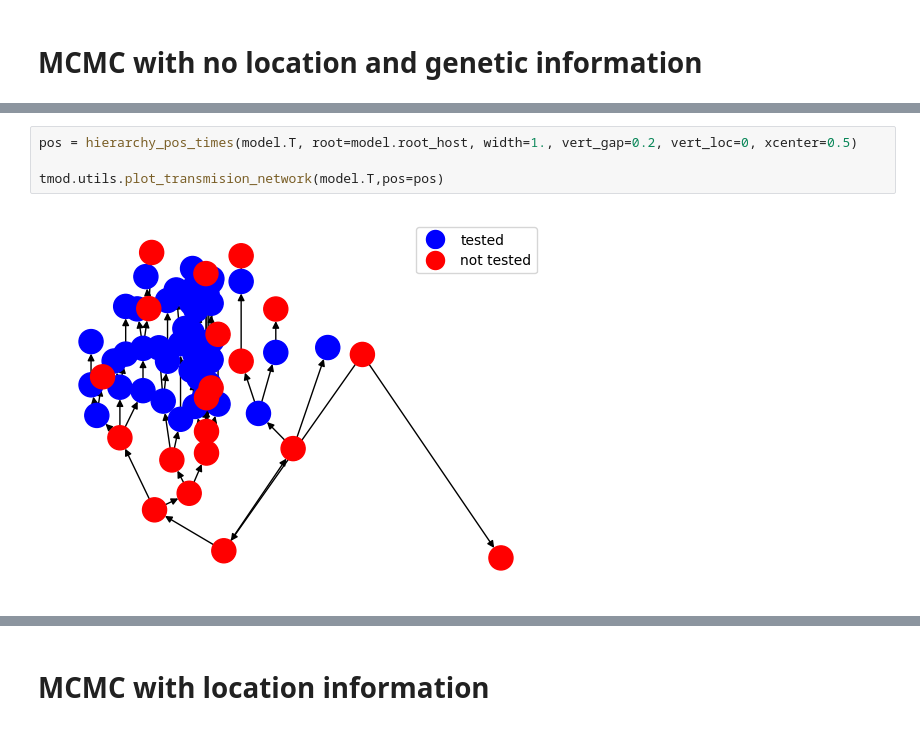
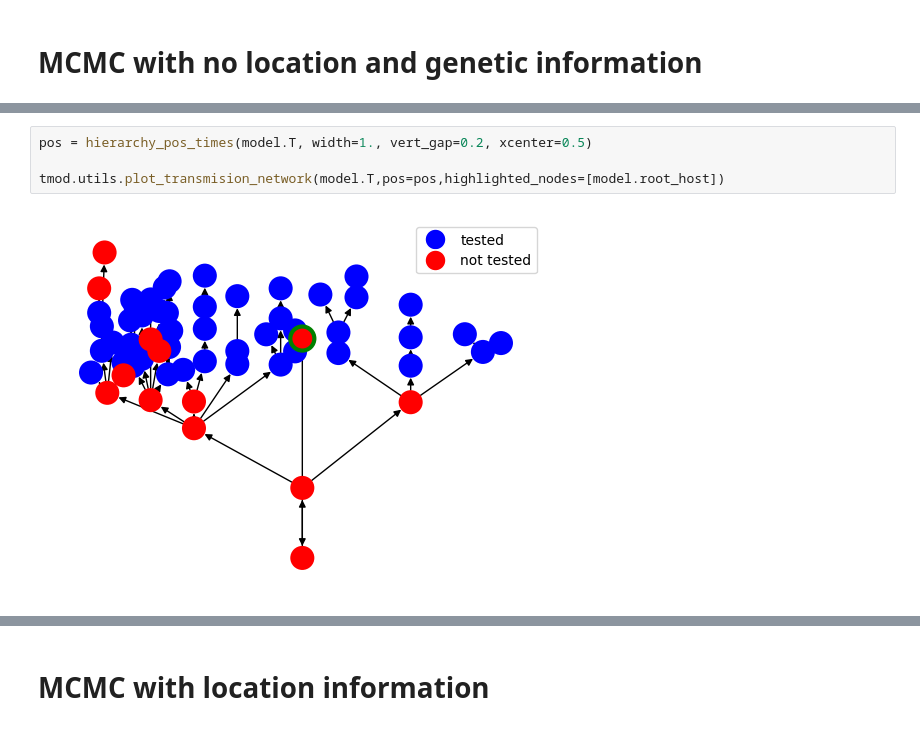
Before and after one commit to edugalt/transmission_models, a Jupyter notebook: Example.ipynb, the cells around one changed output, grey strips where cells are left out. Drawn from its saved outputs; the diff is of its cells as text.

```diff
--- a/Example.ipynb
+++ b/Example.ipynb
@@ -148,6 +167,6 @@ Text(0.5, 0, 'Number of unsampled hosts')
 # %%
-pos = hierarchy_pos_times(model.T, root=model.root_host, width=1., vert_gap=0.2, vert_loc=0, xcenter=0.5)
+pos = hierarchy_pos_times(model.T, width=1., vert_gap=0.2, xcenter=0.5)
 
-tmod.utils.plot_transmision_network(model.T,pos=pos)
+tmod.utils.plot_transmision_network(model.T,pos=pos,highlighted_nodes=[model.root_host])
 # %% [output]
-[figure, old version]
+[figure, new version]
```
Also changed, not shown: parts of 15 cells of this notebook, 1 other file.
